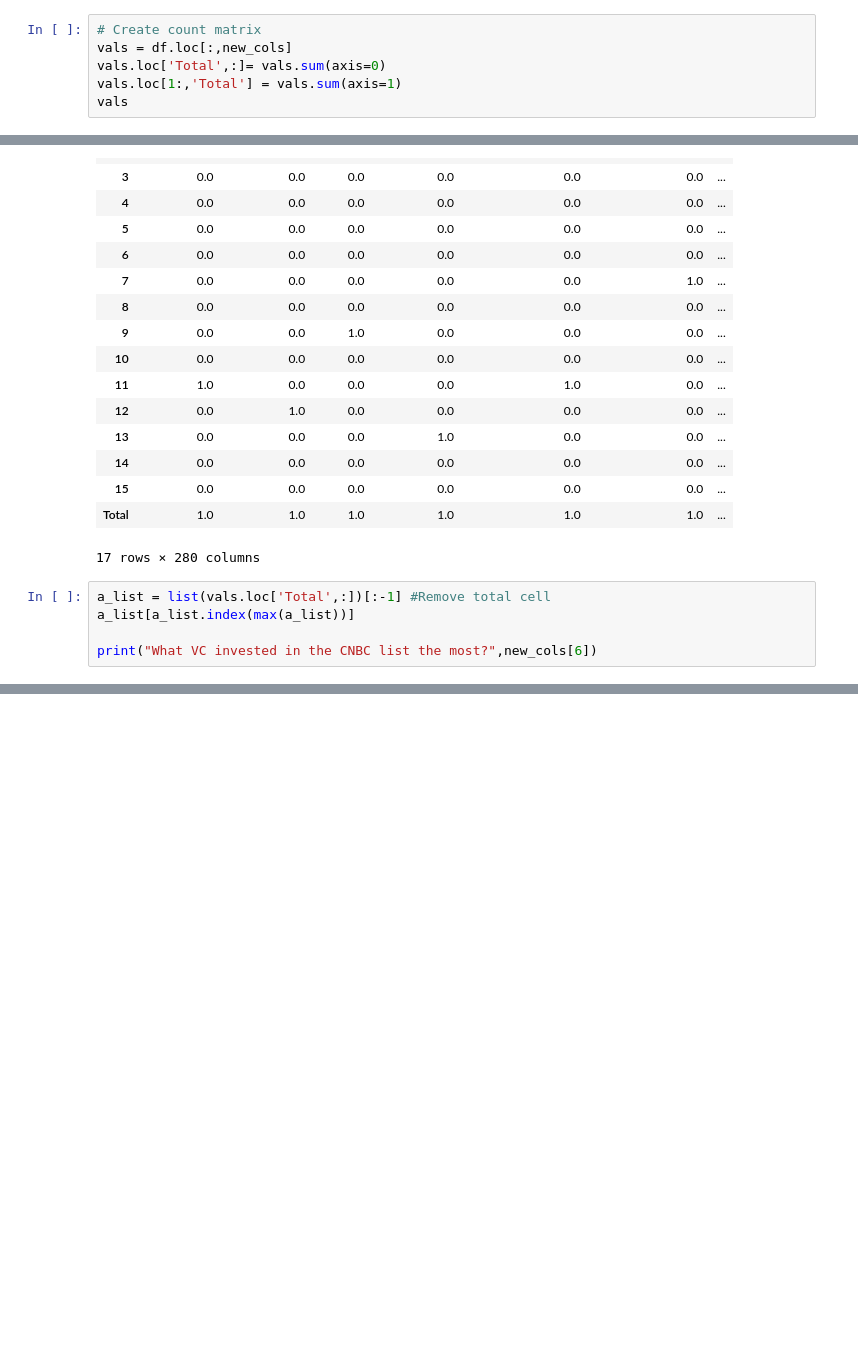
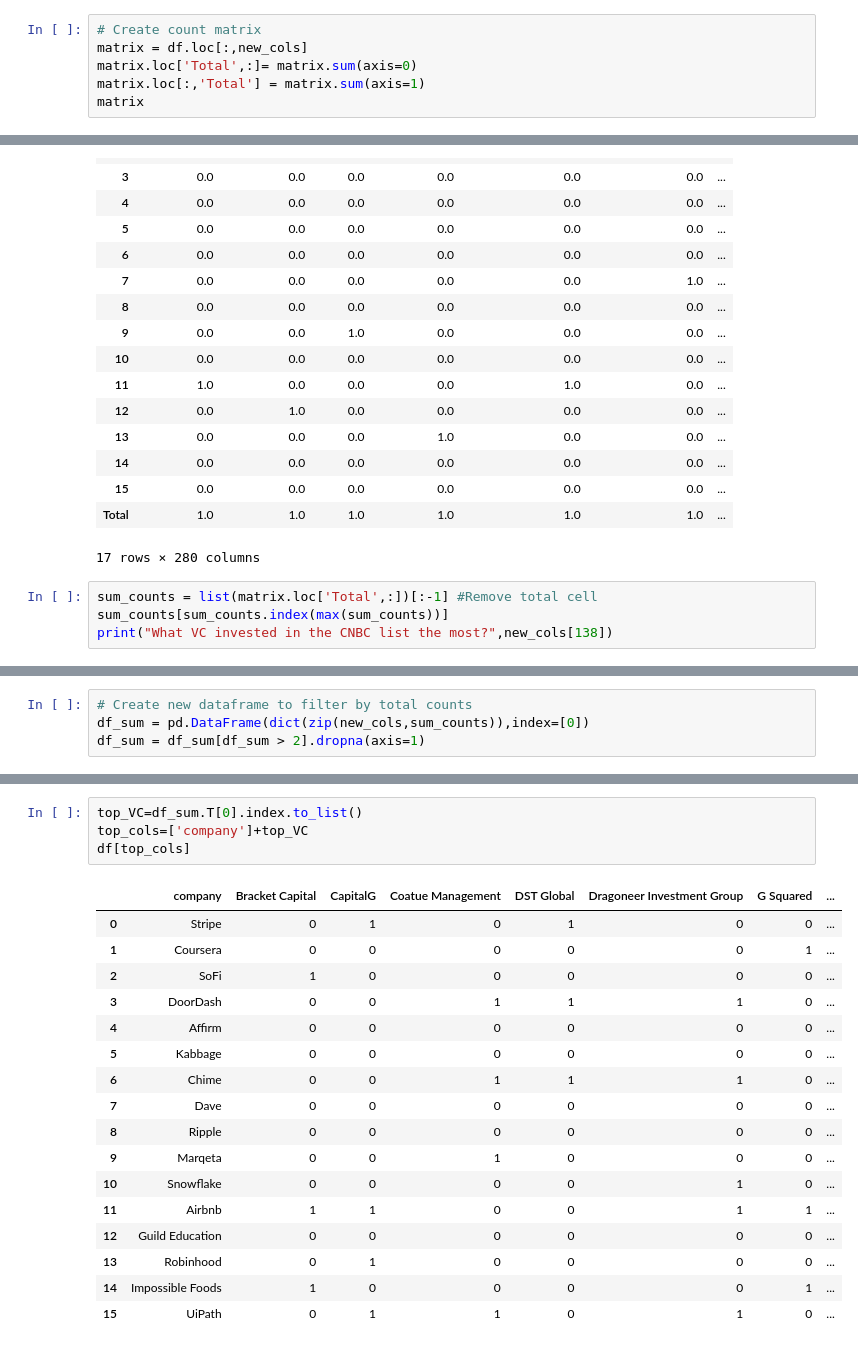
Before and after one commit to sophiaski/pledge1, a Jupyter notebook: boardroomallies/notebook.ipynb, the cells around one changed output, grey strips where cells are left out. Cells and saved outputs as stored; diff of their text form; blank space fills up the shorter version.

```diff
--- a/boardroomallies/notebook.ipynb
+++ b/boardroomallies/notebook.ipynb
@@ -29,9 +27,9 @@ See the caveats in the documentation: https://pandas.pydata.org/pandas-docs/stab
 # %%
 # Create count matrix
-vals = df.loc[:,new_cols]
-vals.loc['Total',:]= vals.sum(axis=0)
-vals.loc[1:,'Total'] = vals.sum(axis=1)
-vals
+matrix = df.loc[:,new_cols]
+matrix.loc['Total',:]= matrix.sum(axis=0)
+matrix.loc[:,'Total'] = matrix.sum(axis=1)
+matrix
 # %% [output]
 |  | 137 Ventures | 1776 Ventures | 83North | 9Yards Capital | A-Grade Investments | AID Partners Capital | ... |
 | 0 | 0.0 | 0.0 | 0.0 | 0.0 | 0.0 | 0.0 | ... |
@@ -53,8 +51,7 @@ vals
 | Total | 1.0 | 1.0 | 1.0 | 1.0 | 1.0 | 1.0 | ... |
 17 rows × 280 columns
 # %%
-a_list = list(vals.loc['Total',:])[:-1] #Remove total cell
-a_list[a_list.index(max(a_list))]
-
-print("What VC invested in the CNBC list the most?",new_cols[6])
+sum_counts = list(matrix.loc['Total',:])[:-1] #Remove total cell
+sum_counts[sum_counts.index(max(sum_counts))]
+print("What VC invested in the CNBC list the most?",new_cols[138])
 # %% [output]
@@ -90,0 +59,4 @@ df[['company','Investors']]
+# %%
+# Create new dataframe to filter by total counts
+df_sum = pd.DataFrame(dict(zip(new_cols,sum_counts)),index=[0])
+df_sum = df_sum[df_sum > 2].dropna(axis=1)
@@ -90,0 +85,22 @@ df[['company','Investors']]
+# %%
+top_VC=df_sum.T[0].index.to_list()
+top_cols=['company']+top_VC
+df[top_cols]
+# %% [output]
+|  | company | Bracket Capital | CapitalG | Coatue Management | DST Global | Dragoneer Investment Group | G Squared | ... |
+| 0 | Stripe | 0 | 1 | 0 | 1 | 0 | 0 | ... |
+| 1 | Coursera | 0 | 0 | 0 | 0 | 0 | 1 | ... |
+| 2 | SoFi | 1 | 0 | 0 | 0 | 0 | 0 | ... |
+| 3 | DoorDash | 0 | 0 | 1 | 1 | 1 | 0 | ... |
+| 4 | Affirm | 0 | 0 | 0 | 0 | 0 | 0 | ... |
+| 5 | Kabbage | 0 | 0 | 0 | 0 | 0 | 0 | ... |
+| 6 | Chime | 0 | 0 | 1 | 1 | 1 | 0 | ... |
+| 7 | Dave | 0 | 0 | 0 | 0 | 0 | 0 | ... |
+| 8 | Ripple | 0 | 0 | 0 | 0 | 0 | 0 | ... |
+| 9 | Marqeta | 0 | 0 | 1 | 0 | 0 | 0 | ... |
+| 10 | Snowflake | 0 | 0 | 0 | 0 | 1 | 0 | ... |
+| 11 | Airbnb | 1 | 1 | 0 | 0 | 1 | 1 | ... |
+| 12 | Guild Education | 0 | 0 | 0 | 0 | 0 | 0 | ... |
+| 13 | Robinhood | 0 | 1 | 0 | 0 | 0 | 0 | ... |
+| 14 | Impossible Foods | 1 | 0 | 0 | 0 | 0 | 1 | ... |
+| 15 | UiPath | 0 | 1 | 1 | 0 | 1 | 0 | ... |
```
Also changed, not shown: parts of 8 cells of this notebook, 1 other file.
